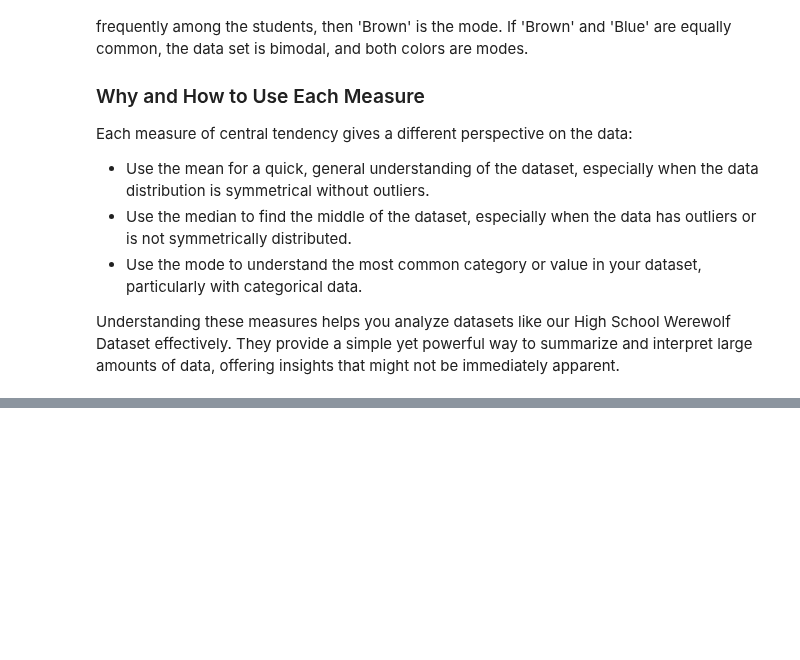
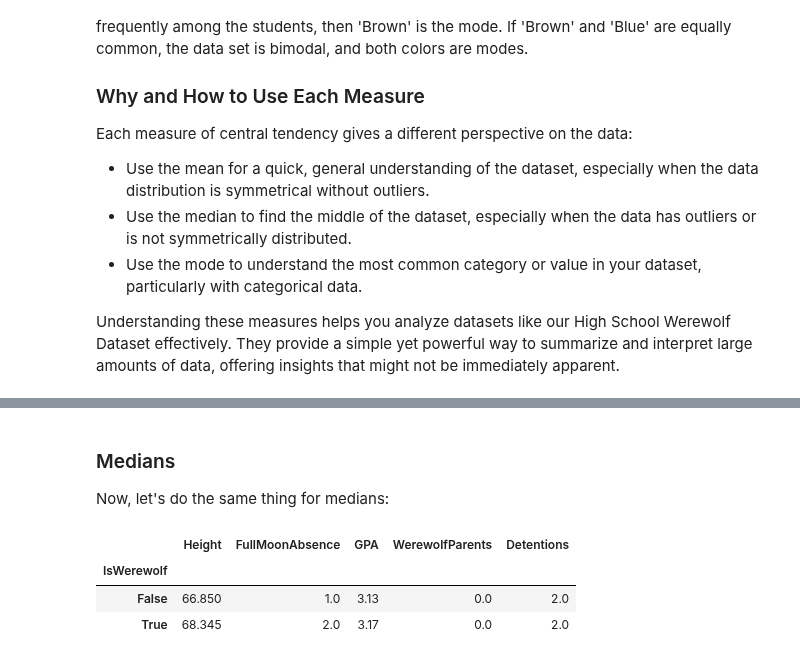
Before and after one commit to brendanpshea/A-Little-More-Logical, a Jupyter notebook: StatisticsWithWerewolves.ipynb, the cells around one changed output, grey strips where cells are left out. Cells and saved outputs as stored; diff of their text form; code cells hidden in the pictures; blank space fills up the shorter version.

```diff
--- a/StatisticsWithWerewolves.ipynb
+++ b/StatisticsWithWerewolves.ipynb
@@ -116,0 +165,11 @@ Understanding these measures helps you analyze datasets like our High School Wer
+# %% [markdown]
+### Medians
+Now, let's do the same thing for medians:
+# %%
+median_values = school_df.groupby('IsWerewolf').median(numeric_only=True)
+median_values
+# %% [output]
+|  | Height | FullMoonAbsence | GPA | WerewolfParents | Detentions |
+| IsWerewolf |  |  |  |  |  |
+| False | 66.850 | 1.0 | 3.13 | 0.0 | 2.0 |
+| True | 68.345 | 2.0 | 3.17 | 0.0 | 2.0 |
```
Also changed, not shown: parts of 8 cells of this notebook.
